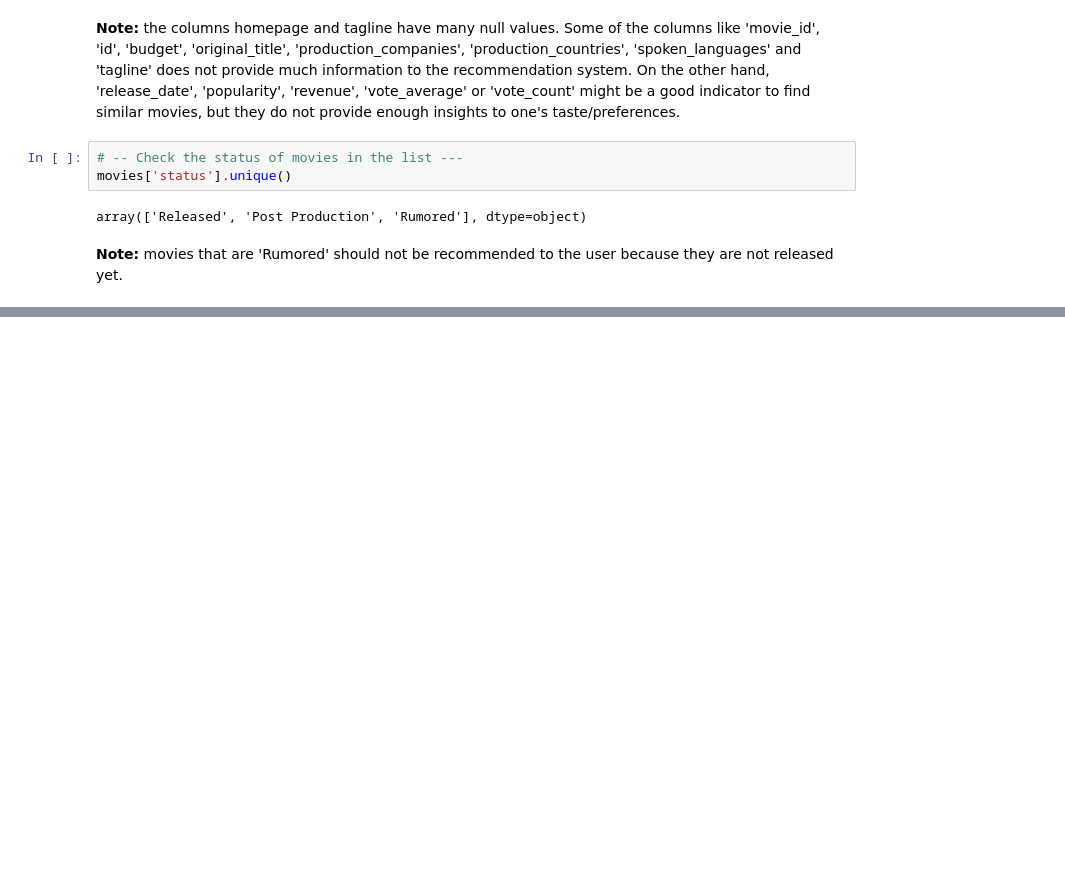
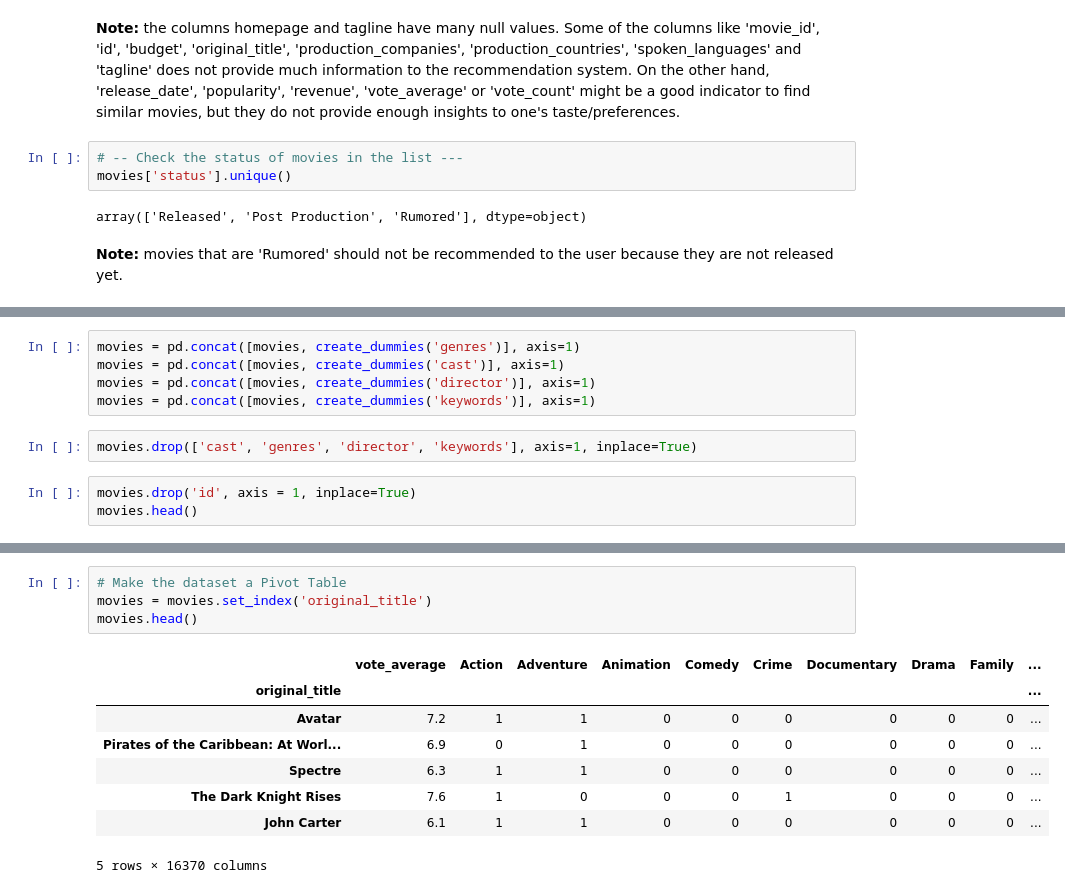
Before and after one commit to semereab-merry/movie-recommendation, a Jupyter notebook: movie_recommendation_system.ipynb, the cells around one changed output, grey strips where cells are left out. Cells and saved outputs as stored; diff of their text form; blank space fills up the shorter version.

```diff
--- a/movie_recommendation_system.ipynb
+++ b/movie_recommendation_system.ipynb
@@ -134,0 +240,10 @@ movies = movies[['movie_id','title','overview','genres','keywords','cast','crew'
+# %%
+movies = pd.concat([movies, create_dummies('genres')], axis=1)
+movies = pd.concat([movies, create_dummies('cast')], axis=1)
+movies = pd.concat([movies, create_dummies('director')], axis=1)
+movies = pd.concat([movies, create_dummies('keywords')], axis=1)
+# %%
+movies.drop(['cast', 'genres', 'director', 'keywords'], axis=1, inplace=True)
+# %%
+movies.drop('id', axis = 1, inplace=True)
+movies.head()
@@ -134,0 +258,13 @@ movies = movies[['movie_id','title','overview','genres','keywords','cast','crew'
+# %%
+# Make the dataset a Pivot Table
+movies = movies.set_index('original_title')
+movies.head()
+# %% [output]
+|  | vote_average | Action | Adventure | Animation | Comedy | Crime | Documentary | Drama | Family | ... |
+| original_title |  |  |  |  |  |  |  |  |  | ... |
+| Avatar | 7.2 | 1 | 1 | 0 | 0 | 0 | 0 | 0 | 0 | ... |
+| Pirates of the Caribbean: At Worl... | 6.9 | 0 | 1 | 0 | 0 | 0 | 0 | 0 | 0 | ... |
+| Spectre | 6.3 | 1 | 1 | 0 | 0 | 0 | 0 | 0 | 0 | ... |
+| The Dark Knight Rises | 7.6 | 1 | 0 | 0 | 0 | 1 | 0 | 0 | 0 | ... |
+| John Carter | 6.1 | 1 | 1 | 0 | 0 | 0 | 0 | 0 | 0 | ... |
+5 rows × 16370 columns
```
Also changed, not shown: parts of 26 cells of this notebook.
